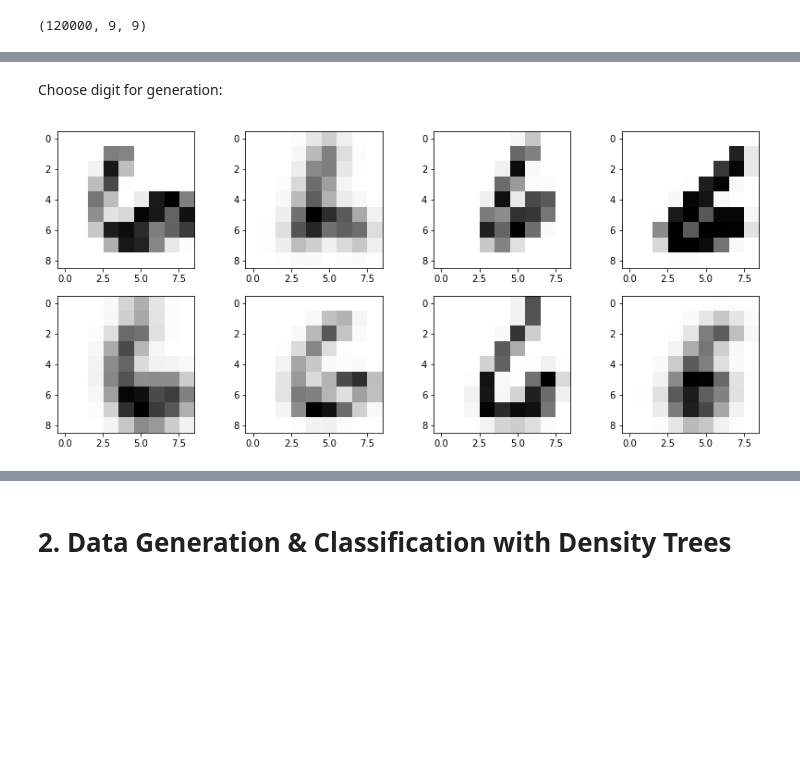
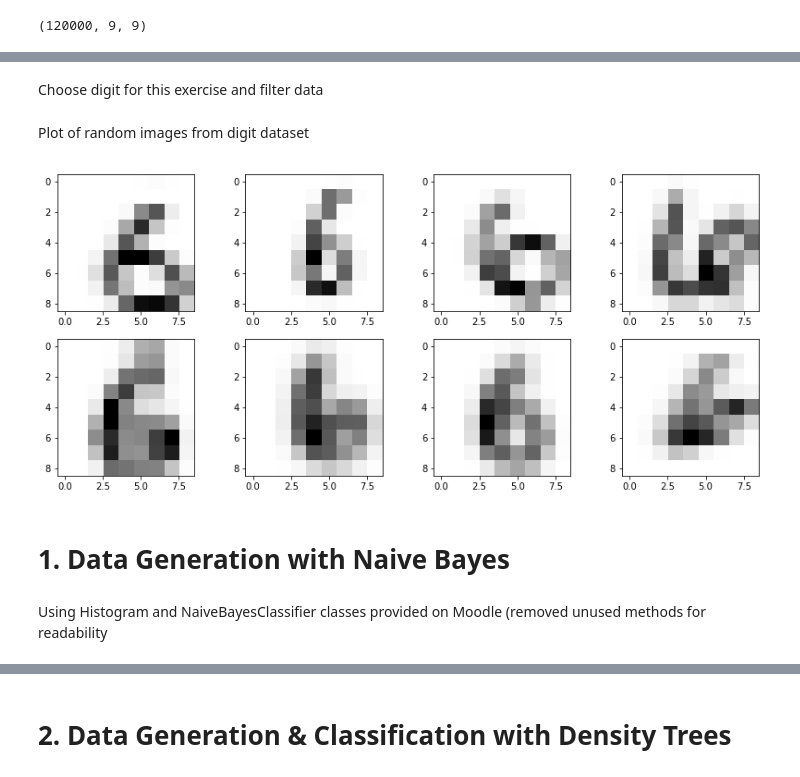
Before and after one commit to Simske/ML, a Jupyter notebook: ex04/generative-models.ipynb, the cells around one changed output, grey strips where cells are left out. Saved outputs shown, nothing was run; the diff lists cells and outputs as text; code cells hidden in the pictures; blank space fills up the shorter version.

```diff
--- a/ex04/generative-models.ipynb
+++ b/ex04/generative-models.ipynb
@@ -148,5 +20,5 @@ class NaiveBayesClassifier(object):
 # %% [markdown]
-Choose digit for generation:
+Choose digit for this exercise and filter data
 # %%
 digit = 6
 # %%
@@ -154,9 +26,15 @@ mask = labels == digit
 x = images[mask]
 x = x.reshape(x.shape[0], x.shape[1] * x.shape[2])
 y = labels[mask]
+# %% [markdown]
+Plot of random images from digit dataset
 # %%
 fig, axes = plt.subplots(2, 4, figsize=(14, 6))
-for ax in axes.flatten():
-    ax.imshow(random.choice(x).reshape(9,9), cmap='Greys')
+for ax, choice in zip(axes.flatten(), np.random.choice(x.shape[0], 8)):
+    ax.imshow(x[choice].reshape(9,9), cmap='Greys')
 # %% [output]
-[figure, old version]
+[figure, new version]
+# %% [markdown]
+# 1. Data Generation with Naive Bayes
+# %% [markdown]
+Using Histogram and NaiveBayesClassifier classes provided on Moodle (removed unused methods for readability
```
Also changed, not shown: parts of 10 cells of this notebook.
